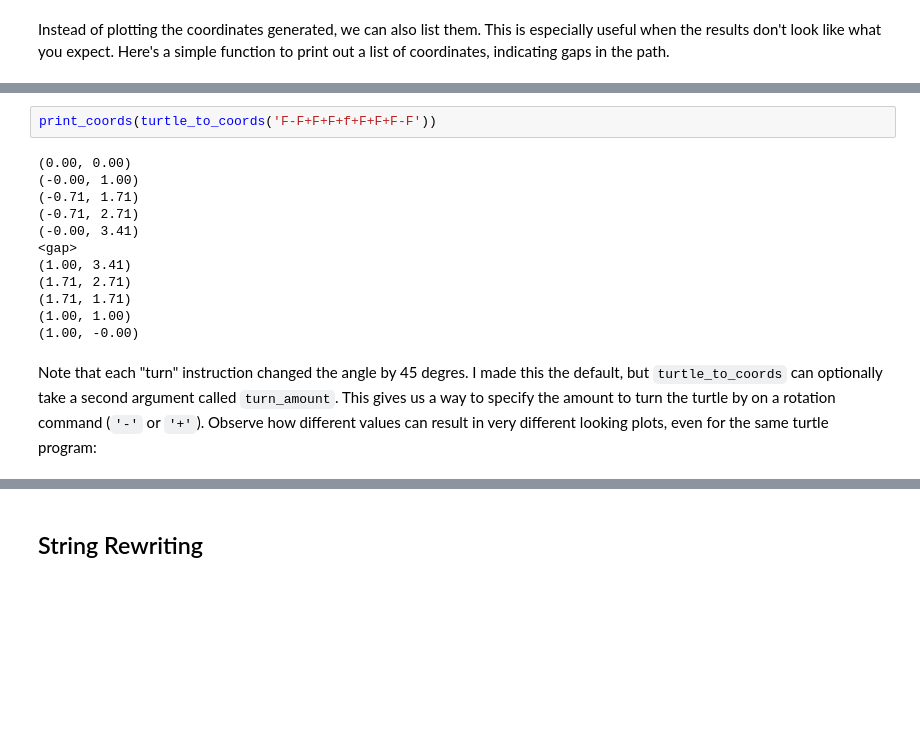
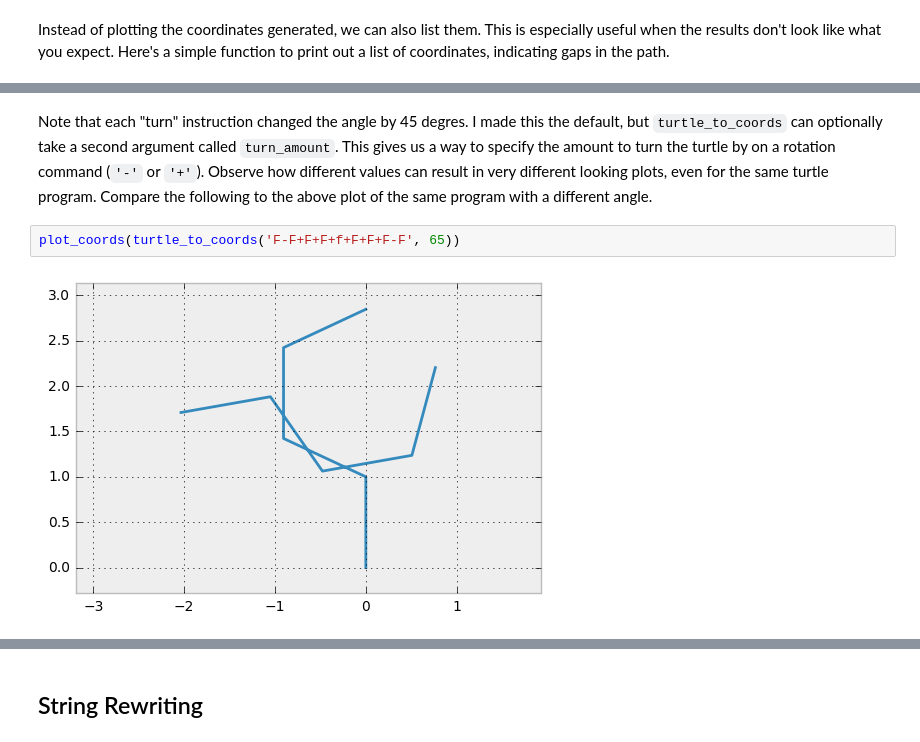
Before and after one commit to paulgb/bitaesthetics, a Jupyter notebook: notebooks/Fractal Generation with L-Systems.ipynb, the cells around one changed output, grey strips where cells are left out. Saved outputs shown, nothing was run; the diff lists cells and outputs as text; blank space fills up the shorter version.

```diff
--- a/notebooks/Fractal Generation with L-Systems.ipynb
+++ b/notebooks/Fractal Generation with L-Systems.ipynb
@@ -148,16 +160,6 @@ def print_coords(coords):
+# %% [markdown]
+Note that each "turn" instruction changed the angle by 45 degres. I made this the default, but `turtle_to_coords` can optionally take a second argument called `turn_amount`. This gives us a way to specify the amount to turn the turtle by on a rotation command (`'-'` or `'+'`). Observe how different values can result in very different looking plots, even for the same turtle program. Compare the following to the above plot of the same program with a different angle.
 # %%
-print_coords(turtle_to_coords('F-F+F+F+f+F+F+F-F'))
+plot_coords(turtle_to_coords('F-F+F+F+f+F+F+F-F', 65))
 # %% [output]
-(0.00, 0.00)
-(-0.00, 1.00)
-(-0.71, 1.71)
-(-0.71, 2.71)
-(-0.00, 3.41)
-<gap>
-(1.00, 3.41)
-(1.71, 2.71)
-(1.71, 1.71)
-(1.00, 1.00)
-(1.00, -0.00)
+[figure, added]
-# %% [markdown]
-Note that each "turn" instruction changed the angle by 45 degres. I made this the default, but `turtle_to_coords` can optionally take a second argument called `turn_amount`. This gives us a way to specify the amount to turn the turtle by on a rotation command (`'-'` or `'+'`). Observe how different values can result in very different looking plots, even for the same turtle program:
```
Also changed, not shown: parts of 25 cells of this notebook, 9 other files.
